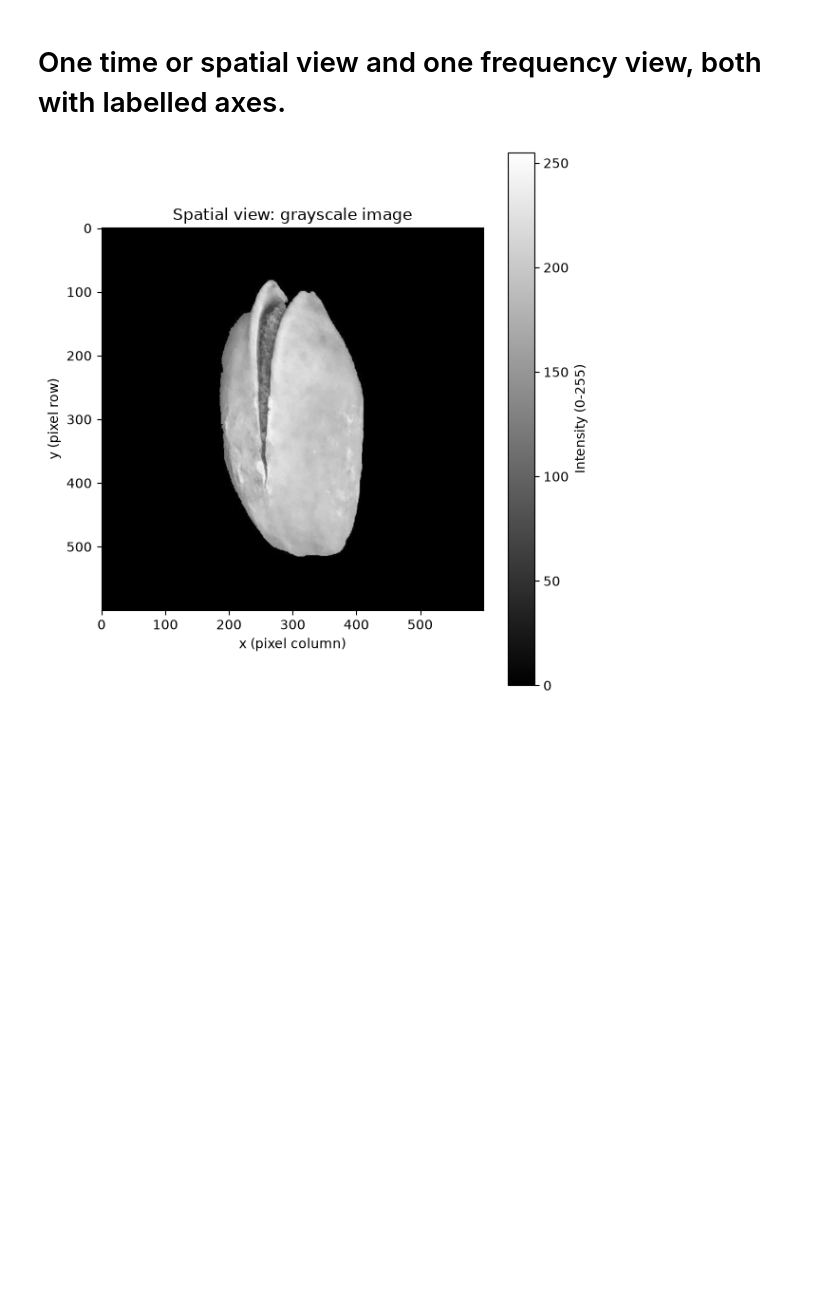
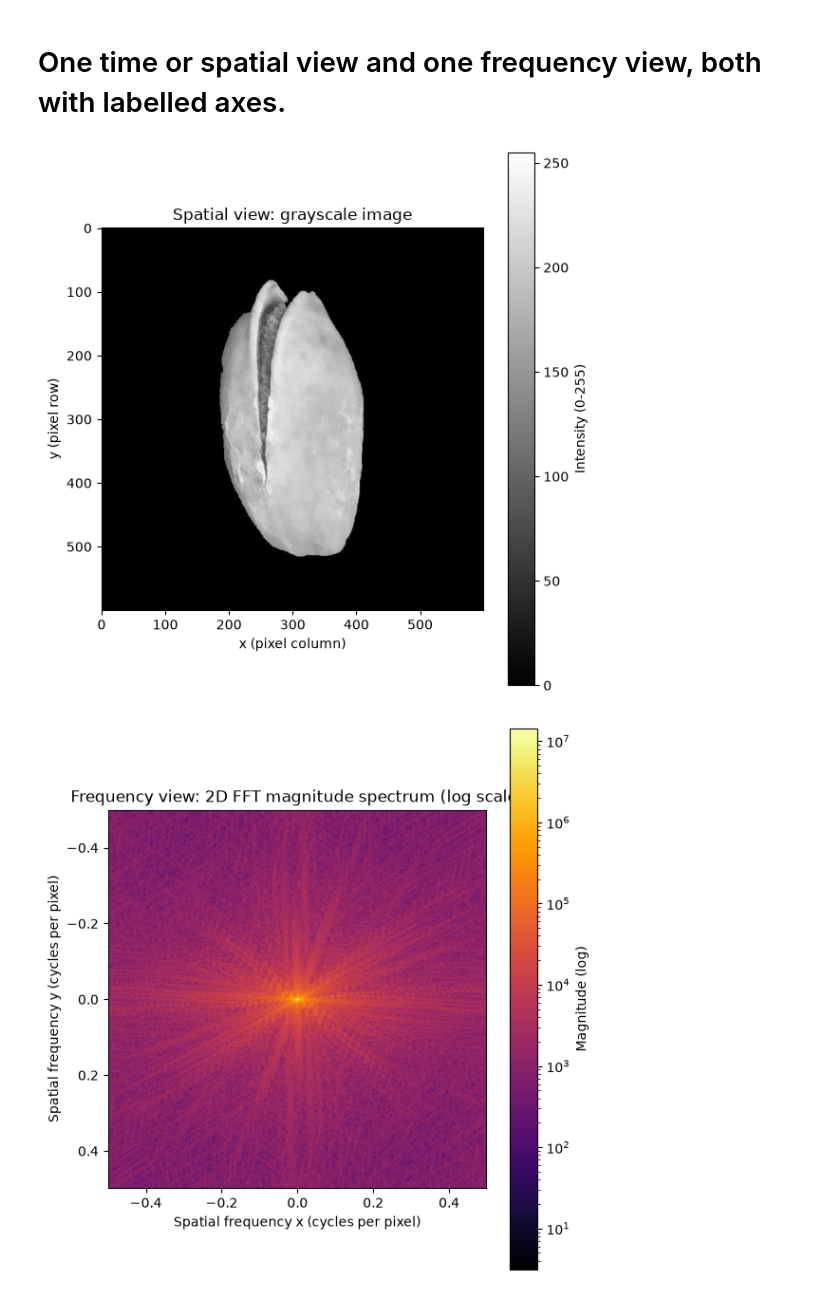
Before and after one commit to OleMarGlo/IDIG4120, a Jupyter notebook: p1.ipynb, the cells around one changed output. Cells and saved outputs as stored; diff of their text form; code cells hidden in the pictures; blank space fills up the shorter version.

```diff
--- a/p1.ipynb
+++ b/p1.ipynb
@@ -135,34 +135,31 @@ gray = np.mean(records[0]["arr"], axis=2)   # (H, W) float, average of RGB
 H, W = gray.shape
 
 # --- Spatial view (the grayscale image itself) ---
 fig, ax = plt.subplots(figsize=(6, 6))
 im = ax.imshow(gray, cmap="gray", vmin=0, vmax=255)
 ax.set_xlabel("x (pixel column)")
 ax.set_ylabel("y (pixel row)")
 ax.set_title("Spatial view: grayscale image")
 plt.colorbar(im, ax=ax, label="Intensity (0-255)")
 plt.tight_layout()
 plt.show()
 
 # --- Frequency view (2D FFT magnitude spectrum) ---
 # Shift so DC is at the centre. Axes are in cycles per pixel (normalised),
 # since the physical sampling rate is unknown.
 spectrum = np.abs(np.fft.fftshift(np.fft.fft2(gray)))
 freq_x = np.fft.fftshift(np.fft.fftfreq(W, d=1.0))   # cycles/pixel, x
 freq_y = np.fft.fftshift(np.fft.fftfreq(H, d=1.0))   # cycles/pixel, y
 
 fig2, ax2 = plt.subplots(figsize=(6, 6))
 im2 = ax2.imshow(spectrum, extent=[freq_x[0], freq_x[-1], freq_y[-1], freq_y[0]],
                  cmap="inferno", norm="log")
 ax2.set_xlabel("Spatial frequency x (cycles per pixel)")
 ax2.set_ylabel("Spatial frequency y (cycles per pixel)")
 ax2.set_title("Frequency view: 2D FFT magnitude spectrum (log scale)")
 plt.colorbar(im2, ax=ax2, label="Magnitude (log)")
 plt.tight_layout()
 plt.show()
-
-print("Note: frequency axes are in cycles per pixel (normalised). "
-      "Physical cycles-per-mm are NOT AVAILABLE / UNKNOWN "
-      "because the sampling rate is unknown.")
 # %% [output]
 [figure]
+[figure, added]
```
Also changed, not shown: parts of 3 cells of this notebook.
